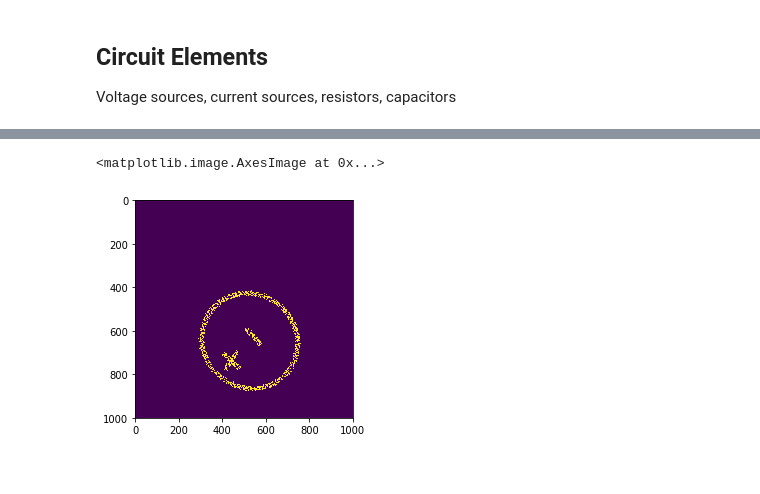
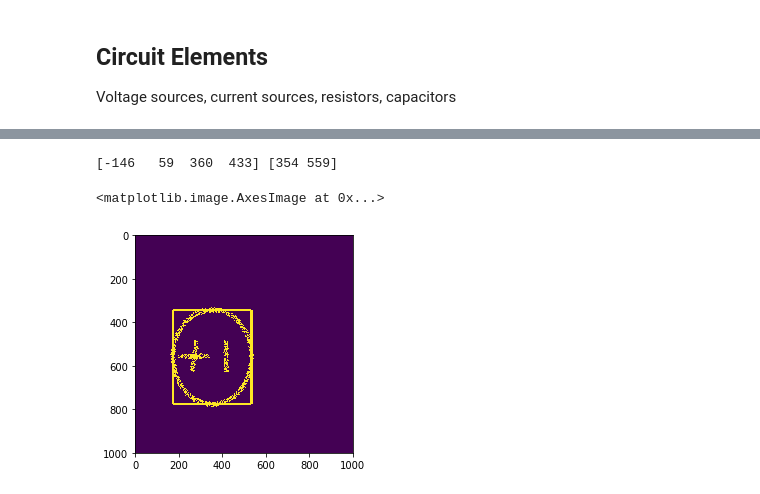
Before and after one commit to Sean-OB/circuits, a Jupyter notebook: Synthetic Circuit Element Creator.ipynb, the cells around one changed output, grey strips where cells are left out. Drawn from its saved outputs; the diff is of its cells as text; code cells hidden in the pictures.

Commit message:
added get_box annotation data and bounding box functionality

```diff
--- a/Synthetic Circuit Element Creator.ipynb
+++ b/Synthetic Circuit Element Creator.ipynb
@@ -61,7 +60,7 @@ def rotate(points, theta, noisy=False):
     ])
     return np.round(rotation_matrix.dot(points.T).T).astype('int32')
 
-def stretch(points, x_factor=None, y_factor=None):
+def stretch(points, x_factor=None, y_factor=None, get_box=False):
     if x_factor is None and y_factor is None:
         x_factor = get_random_stretch()
         y_factor = get_random_stretch()
@@ -69,7 +68,10 @@ def stretch(points, x_factor=None, y_factor=None):
         [x_factor, 0],
         [0, y_factor]
     ])
-    return np.round(stretch_matrix.dot(points.T).T).astype('int32')
+    result = np.round(stretch_matrix.dot(points.T).T).astype('int32')
+    if get_box:
+        return np.array([x_factor, y_factor]), result
+    return result
 
 def line(length, center, thickness, theta, grid_size, noisy=False):
     """
@@ -100,7 +102,10 @@ def line_endpoint(start, end, thickness, grid_size, noisy=False):
     theta = -np.degrees(np.arctan((start[1] - end[1]) / (start[0] - end[0])) if start[0] != end[0] else 90)
     return line(length, midpoint, thickness, theta, grid_size, noisy=noisy)
 
-def circle(radius, center, thickness, grid_size, noisy=False):
+def circle(radius, center, thickness, theta, grid_size, noisy=False, get_box=False):
+    """
+    Theta is actually useless here. BUT it makes it conform to the interface for the rest of the functions
+    """
     if center is None:
         stretch_padding = (GRID_SIZE//2-1)/(1 + MAX_STRETCH)
         center = get_random_center(lower_bound=-stretch_padding+thickness+radius, upper_bound=stretch_padding-thickness-radius)
@@ -114,16 +119,19 @@ def circle(radius, center, thickness, grid_size, noisy=False):
     points -= (GRID_SIZE//2) * np.ones((len(points), 2)).astype('int32')
 
     if noisy:
-        stretched_points = stretch(points)
-    else:
-        stretched_points = points
-    if noisy:
+        if get_box:
+            stretch_factors, stretched_points = stretch(points, get_box=get_box)
+        else:
+            stretched_points = stretch(points, get_box=get_box)
         for pt in stretched_points:
             grid[pt[0] + center[1] + get_additive_noise()][pt[1]+center[0]+get_additive_noise()] = 1
     else:
-        for pt in stretched_points:
+        for pt in points:
             grid[pt[0] + center[1]][pt[1]+center[0]] = 1
-    return np.roll(grid, (grid_size//2, grid_size//2), axis=(0, 1))
+    result = np.roll(grid, (grid_size//2, grid_size//2), axis=(0, 1))
+    if get_box:
+        return 2*radius*stretch_factors, result # return max x_width, y_width
+    return result
 # %% [markdown]
 ## Composite Geometric Shapes
 
@@ -288,0 +333,14 @@ def resistor(size, center, thickness, theta, grid_size, noisy=False):
+# %%
+def draw_bounding_box(img, w, epsilon=5):
+    """
+    Mutatively draws a bounding box onto the given image
+        w is the box descriptor array
+    """
+    GRID_SIZE = len(img)
+    central = (np.array([w[0], w[1]]) + GRID_SIZE//2).astype('int32')
+    w = w.astype('int32')
+    print(w, central)
+    img[central[1]-w[3]//2:central[1]+w[3]//2, central[0]-w[2]//2-epsilon:central[0]-w[2]//2+epsilon] = 1
+    img[central[1]-w[3]//2:central[1]+w[3]//2, central[0]+w[2]//2-epsilon:central[0]+w[2]//2+epsilon] = 1
+    img[central[1]+w[3]//2-epsilon:central[1]+w[3]//2+epsilon, central[0]-w[2]//2:central[0]+w[2]//2] = 1
+    img[central[1]-w[3]//2-epsilon:central[1]-w[3]//2+epsilon, central[0]-w[2]//2:central[0]+w[2]//2] = 1
@@ -289,7 +354,9 @@ def resistor(size, center, thickness, theta, grid_size, noisy=False):
 # %%
 GRID_SIZE=1000
-v = voltage_source_mask(GRID_SIZE//5, None, GRID_SIZE//100, 45, GRID_SIZE, True)
+w, v = voltage_source_mask(GRID_SIZE//5, None, GRID_SIZE//100, 90, GRID_SIZE, noisy=True, get_box=True)
+draw_bounding_box(v, w)
 plt.imshow(v)
 # %% [output]
-<matplotlib.image.AxesImage at 0x...>
+[-146   59  360  433] [354 559]
+<matplotlib.image.AxesImage at 0x...>
-[figure, old version]
+[figure, new version]
```
Also changed, not shown: parts of 12 cells of this notebook.
